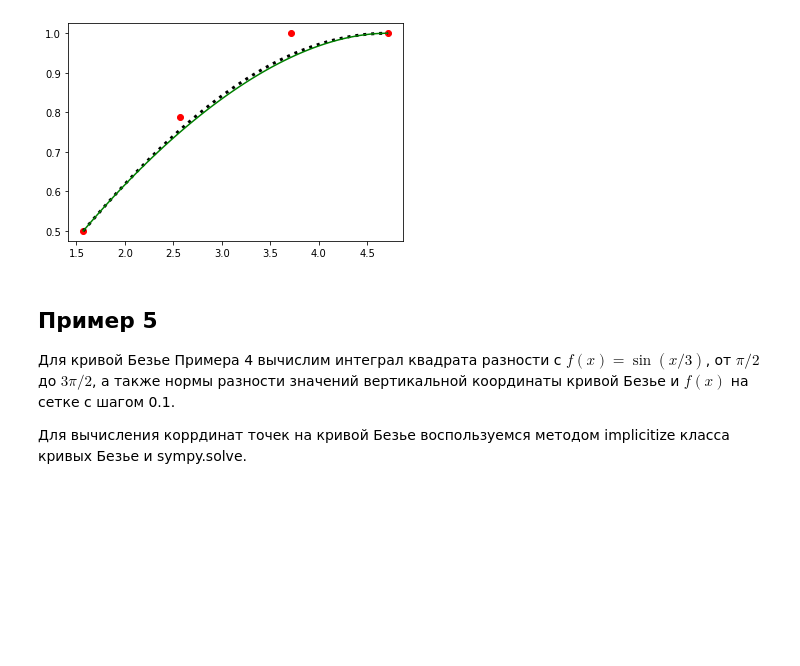
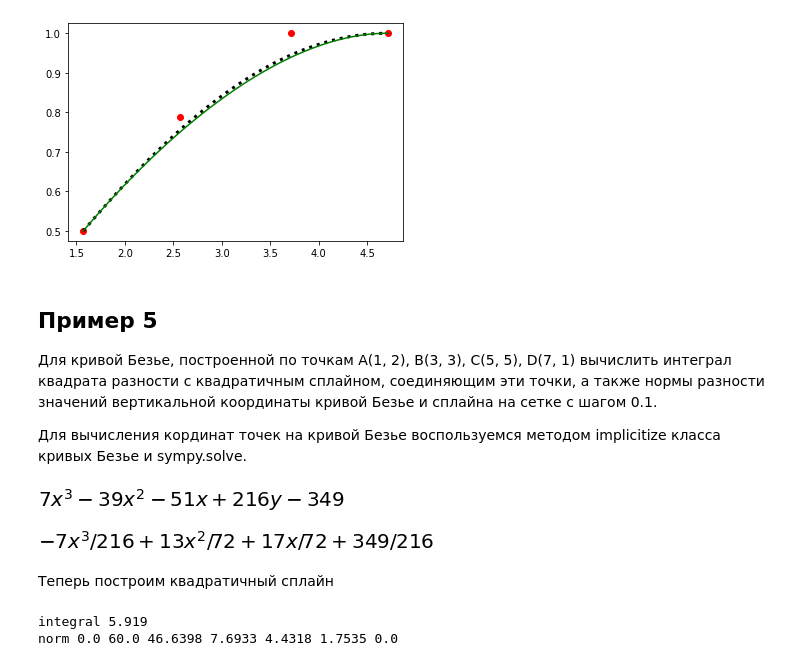
Before and after one commit to GalinaZh/Appl_alg2021, a Jupyter notebook: Applied_Alg_sem_6_Interpolation.ipynb, the cells around one changed output. Saved outputs shown, nothing was run; the diff lists cells and outputs as text; code cells hidden in the pictures; blank space fills up the shorter version.

```diff
--- a/Applied_Alg_sem_6_Interpolation.ipynb
+++ b/Applied_Alg_sem_6_Interpolation.ipynb
@@ -247,6 +247,23 @@ curve4.plot(100, color='green', ax=ax)
 # %% [markdown]
 ## Пример 5
 
-Для кривой Безье Примера 4 вычислим интеграл квадрата разности с  $f(x) = \sin(x/3)$, от $\pi/2$ до $3\pi/2$, а также нормы разности значений вертикальной координаты кривой Безье и $f(x)$ на сетке с шагом 0.1.
+Для кривой Безье, построенной по точкам A(1, 2), B(3, 3), C(5, 5), D(7, 1) вычислить интеграл квадрата разности с  квадратичным сплайном, соединяющим эти точки, а также нормы разности значений вертикальной координаты кривой Безье и сплайна на сетке с шагом 0.1.
 
-Для вычисления коррдинат точек на кривой Безье воспользуемся методом implicitize класса кривых Безье и sympy.solve.
+Для вычисления кординат точек на кривой Безье воспользуемся методом implicitize класса кривых Безье и sympy.solve.
+# %%
+X5 = [1, 3, 5, 7]
+Y5 =  [2, 3, 5, 1]
+nodes = np.array([X5, Y5])
+curve5 = bezier.Curve(nodes, degree=3)
+# %%
+curve5_equation = curve5.implicitize()#.evalf(3)
+curve5_equation
+# %% [output]
+[figure, added]
+# %%
+curve5_y = sympy.solve(curve5_equation, sympy.Symbol('y'))[0]
+curve5_y
+# %% [output]
+[figure, added]
+# %% [markdown]
+Теперь построим квадратичный сплайн
@@ -253,8 +272,11 @@ curve4.plot(100, color='green', ax=ax)
 # %%
-curve4_y = sympy.solve(curve4.implicitize(), sympy.Symbol('y'))[0]
-print(round(sympy.integrate((f4(x) - curve4_y)**2, (x, np.pi/2, 3*np.pi/2)), 3))
+print('integral', round(sympy.integrate((spl5_cubic - curve5_y)**2, (x, X5[0], X5[-1])), 3))
 
-curve4_y_np = sympy.lambdify(x, curve4_y)
-X5 = np.arange(np.pi/2, 3*np.pi/2, 0.1)
-difference5 = npf4(X5) - curve4_y_np(X5)
-print(*[round(norm(difference5, item), 4) for item in list(range(-1, 4)) +[np.inf, -np.inf]])
+curve5_y_np = sympy.lambdify(x, curve5_y)
+spl5_cubic_np = sympy.lambdify(x, spl5_cubic)
+X5_1 = np.arange(X5[0] + 0.00001, X5[-1], 0.1)
+difference5 = spl5_cubic_np(X5_1) - curve5_y_np(X5_1)
+print('norm', *[round(norm(difference5, item), 4) for item in list(range(-1, 4)) +[np.inf, -np.inf]])
+# %% [output]
+integral 5.919
+norm 0.0 60.0 46.6398 7.6933 4.4318 1.7535 0.0
```
Also changed, not shown: parts of 2 cells of this notebook.
